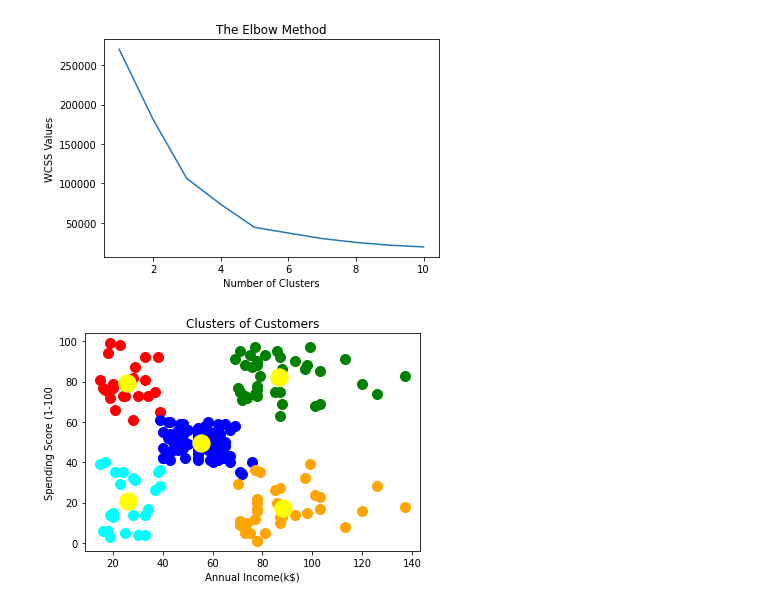
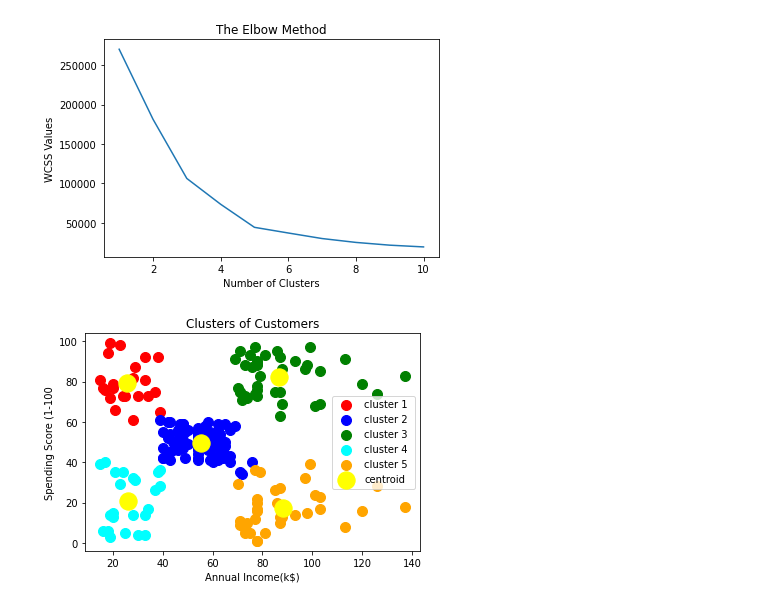
Before and after one commit to AVI18794/Machine--Learning-, a Jupyter notebook: K_Means_Clustering.ipynb, the cells around one changed output. Cells and saved outputs as stored; diff of their text form; code cells hidden in the pictures.

```diff
--- a/K_Means_Clustering.ipynb
+++ b/K_Means_Clustering.ipynb
@@ -33,14 +33,15 @@ y_pred = kmeans1.fit_predict(X)
 # %%
 #Visualize the clusters
 plt.scatter(X[y_pred==0,0],X[y_pred==0,1],s=100,c='red',label='cluster 1 ')
 plt.scatter(X[y_pred==1,0],X[y_pred==1,1],s=100,c='blue',label='cluster 2 ')
 plt.scatter(X[y_pred==2,0],X[y_pred==2,1],s=100,c='green',label='cluster 3 ')
 plt.scatter(X[y_pred==3,0],X[y_pred==3,1],s=100,c='cyan',label='cluster 4 ')
 plt.scatter(X[y_pred==4,0],X[y_pred==4,1],s=100,c='orange',label='cluster 5 ')
 plt.scatter(kmeans1.cluster_centers_[:,0],kmeans1.cluster_centers_[:,1],s=300,color='yellow',label='centroid')
 plt.title('Clusters of Customers')
 plt.xlabel('Annual Income(k$)')
 plt.ylabel('Spending Score (1-100')
+plt.legend()
 plt.show()
 # %% [output]
-[figure, old version]
+[figure, new version]
```
